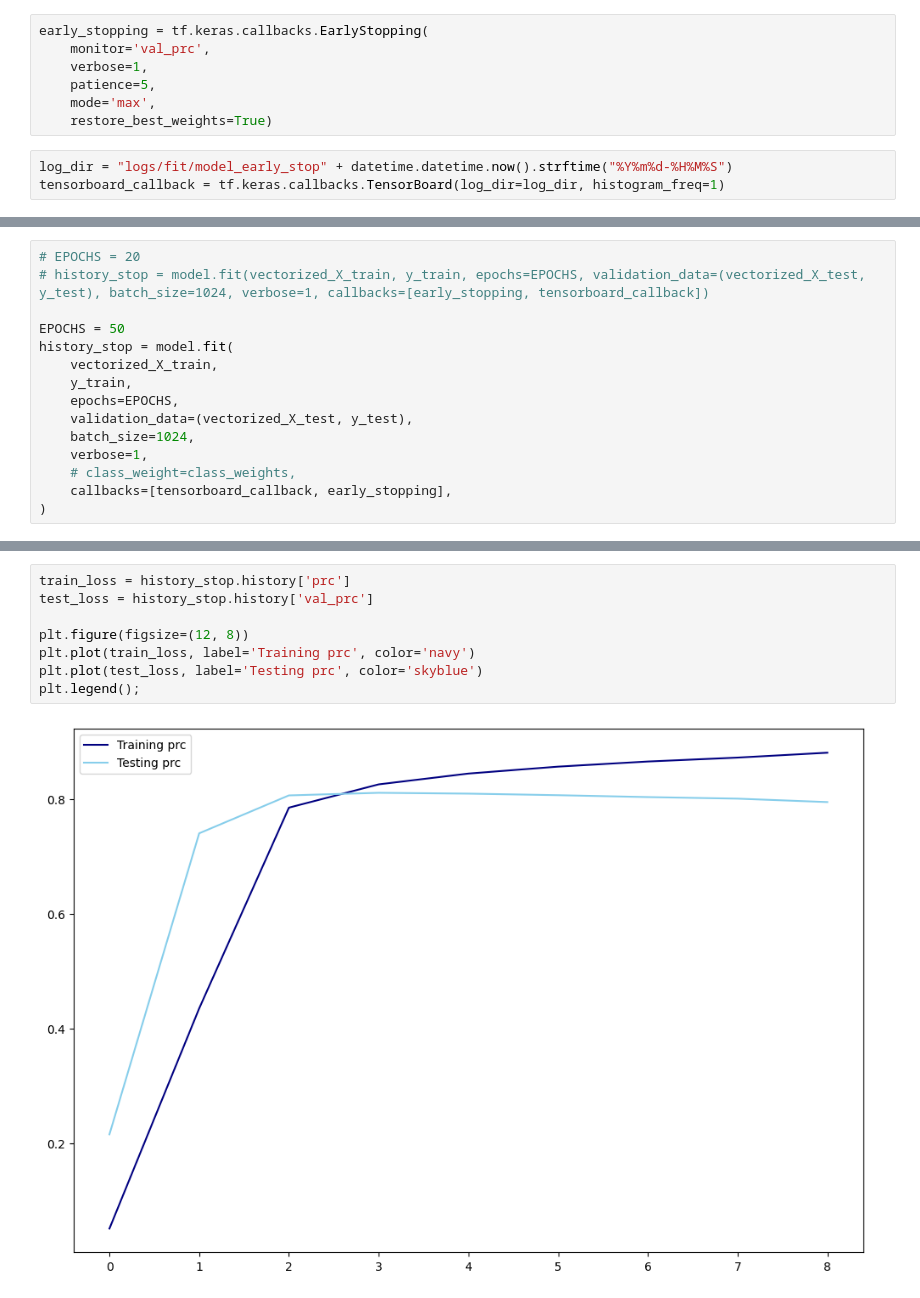
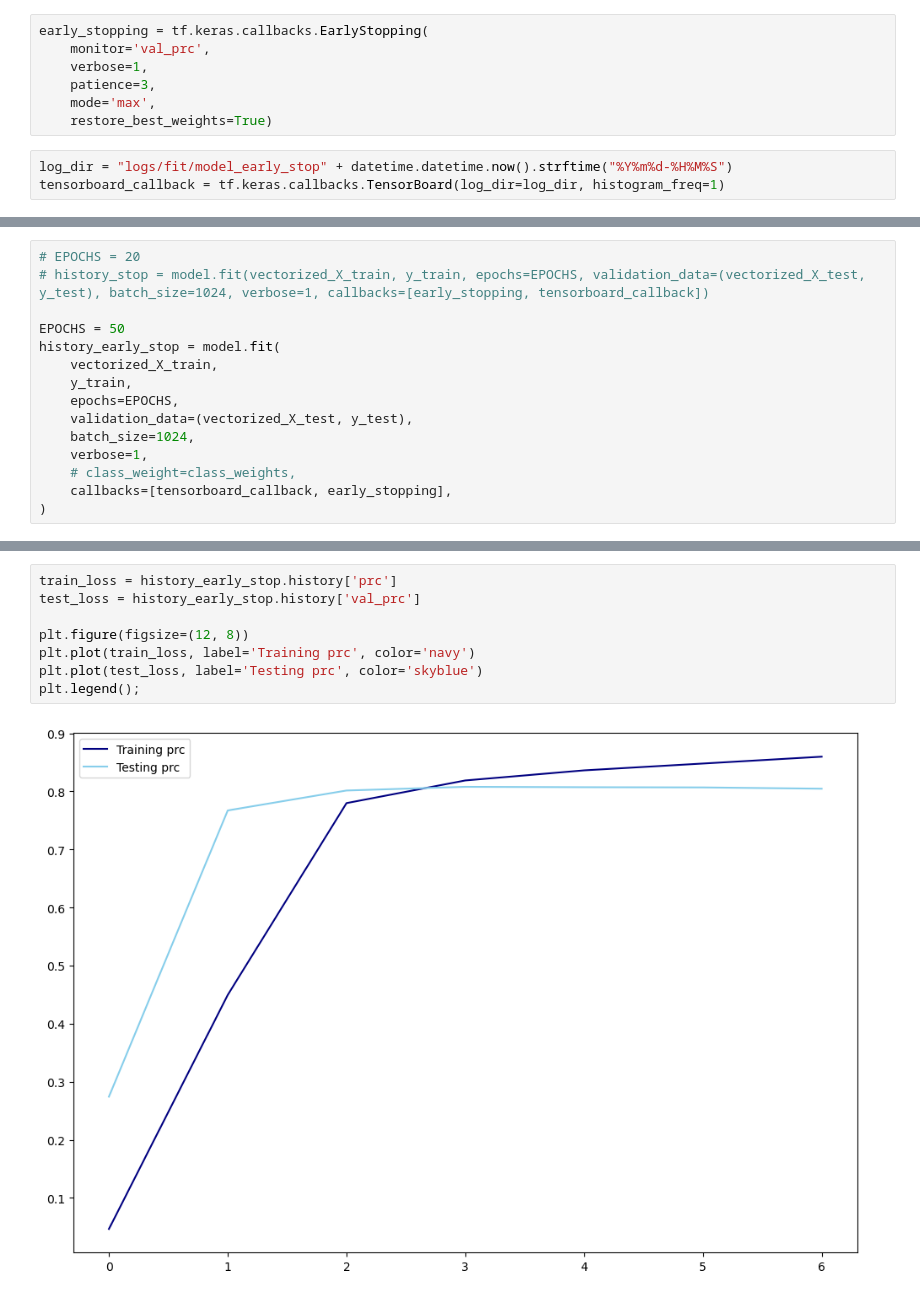
Before and after one commit to bryangyc/Toxic_comments_classification, a Jupyter notebook: code/model1.ipynb, the cells around one changed output, grey strips where cells are left out. Cells and saved outputs as stored; diff of their text form.

```diff
--- a/code/model1.ipynb
+++ b/code/model1.ipynb
@@ -1036,7 +1018,7 @@ model.evaluate(vectorized_X_test, y_test)
 early_stopping = tf.keras.callbacks.EarlyStopping(
     monitor='val_prc',
     verbose=1,
-    patience=5,
+    patience=3,
     mode='max',
     restore_best_weights=True)
 # %%
@@ -1068,7 +1050,7 @@ _________________________________________________________________
 # history_stop = model.fit(vectorized_X_train, y_train, epochs=EPOCHS, validation_data=(vectorized_X_test, y_test), batch_size=1024, verbose=1, callbacks=[early_stopping, tensorboard_callback])
 
 EPOCHS = 50
-history_stop = model.fit(
+history_early_stop = model.fit(
     vectorized_X_train,
     y_train,
     epochs=EPOCHS,
@@ -1101,10 +1079,10 @@ Epoch 9: early stopping
 # %%
-train_loss = history_stop.history['prc']
-test_loss = history_stop.history['val_prc']
+train_loss = history_early_stop.history['prc']
+test_loss = history_early_stop.history['val_prc']
 
 plt.figure(figsize=(12, 8))
 plt.plot(train_loss, label='Training prc', color='navy')
 plt.plot(test_loss, label='Testing prc', color='skyblue')
 plt.legend();
 # %% [output]
-[figure, old version]
+[figure, new version]
```
Also changed, not shown: parts of 18 cells of this notebook, 58 other files.
